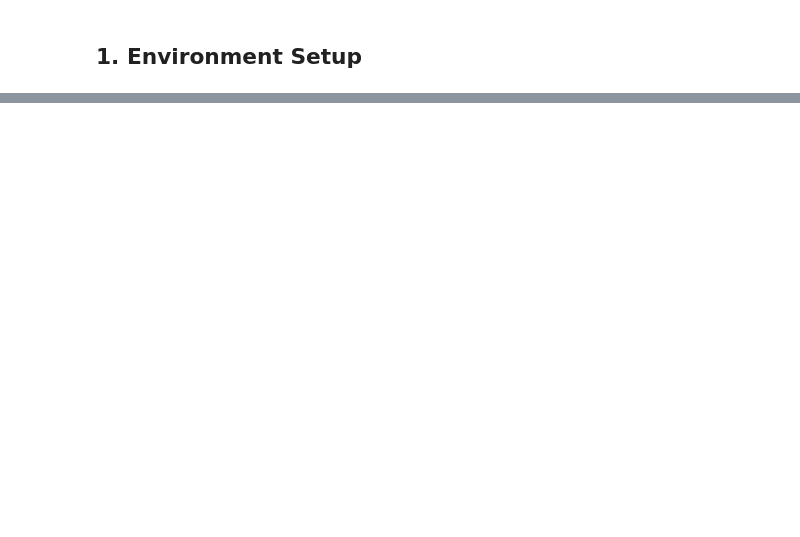
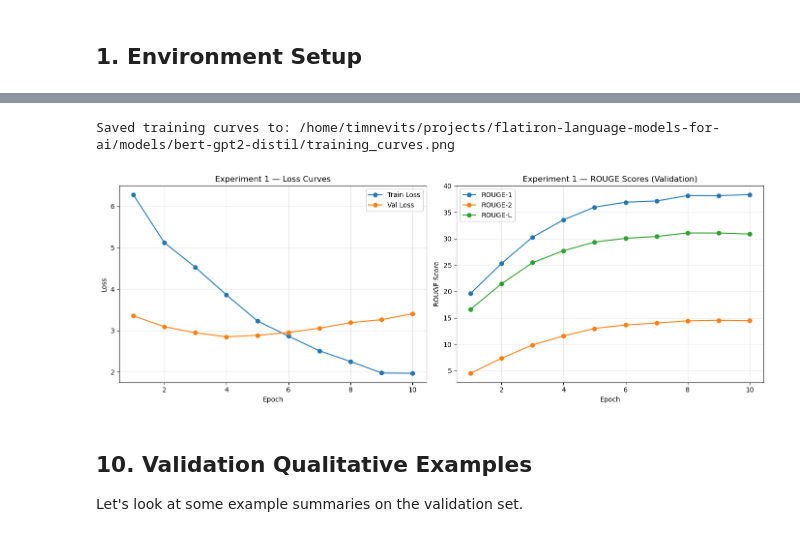
Before and after one commit to LittleHouse75/flatiron-language-models-for-ai, a Jupyter notebook: notebooks/02_experiment1_bert_gpt2.ipynb, the cells around one changed output, grey strips where cells are left out. Saved outputs shown, nothing was run; the diff lists cells and outputs as text; code cells hidden in the pictures; blank space fills up the shorter version.

```diff
--- a/notebooks/02_experiment1_bert_gpt2.ipynb
+++ b/notebooks/02_experiment1_bert_gpt2.ipynb
@@ -668,0 +527,17 @@ This notebook demonstrates the feasibility and limitations of a hand-assembled e
+# %%
+if RUN_TRAINING:
+    print("="*60)
+    print("STARTING TRAINING")
+    print("="*60)
+
+    # Train!
+    train_result = trainer.train()
+
+    print("\n" + "="*60)
+    print("TRAINING COMPLETE")
+    print("="*60)
+    print(f"\nTraining time: {train_result.metrics['train_runtime']:.1f} seconds")
+    print(f"Final training loss: {train_result.metrics['train_loss']:.4f}")
+else:
+    print("Skipping training (RUN_TRAINING=False)")
+    print("Will use loaded model for evaluation.")
@@ -668,0 +656,42 @@ This notebook demonstrates the feasibility and limitations of a hand-assembled e
+# %%
+import matplotlib.pyplot as plt
+
+if history_df is not None and len(history_df) > 0:
+    fig, axes = plt.subplots(1, 2, figsize=(14, 5))
+
+    # Loss curves
+    ax = axes[0]
+    ax.plot(history_df["epoch"], history_df["train_loss"], marker="o", label="Train Loss")
+    ax.plot(history_df["epoch"], history_df["val_loss"], marker="o", label="Val Loss")
+    ax.set_xlabel("Epoch")
+    ax.set_ylabel("Loss")
+    ax.set_title("Experiment 1 — Loss Curves")
+    ax.legend()
+    ax.grid(True, alpha=0.3)
+
+    # ROUGE curves
+    ax = axes[1]
+    ax.plot(history_df["epoch"], history_df["rouge1"], marker="o", label="ROUGE-1")
+    ax.plot(history_df["epoch"], history_df["rouge2"], marker="o", label="ROUGE-2")
+    ax.plot(history_df["epoch"], history_df["rougeL"], marker="o", label="ROUGE-L")
+    ax.set_xlabel("Epoch")
+    ax.set_ylabel("ROUGE Score")
+    ax.set_title("Experiment 1 — ROUGE Scores (Validation)")
+    ax.legend()
+    ax.grid(True, alpha=0.3)
+
+    plt.tight_layout()
+
+    # Save figure
+    fig_path = OUTPUT_DIR / "training_curves.png"
+    plt.savefig(fig_path, dpi=150, bbox_inches="tight")
+    print(f"Saved training curves to: {fig_path}")
+
+    plt.show()
+# %% [output]
+Saved training curves to: /home/timnevits/projects/flatiron-language-models-for-ai/models/bert-gpt2-distil/training_curves.png
+[figure, added]
+# %% [markdown]
+## 10. Validation Qualitative Examples
+
+Let's look at some example summaries on the validation set.
```
Also changed, not shown: parts of 62 cells of this notebook, 6 other files.
